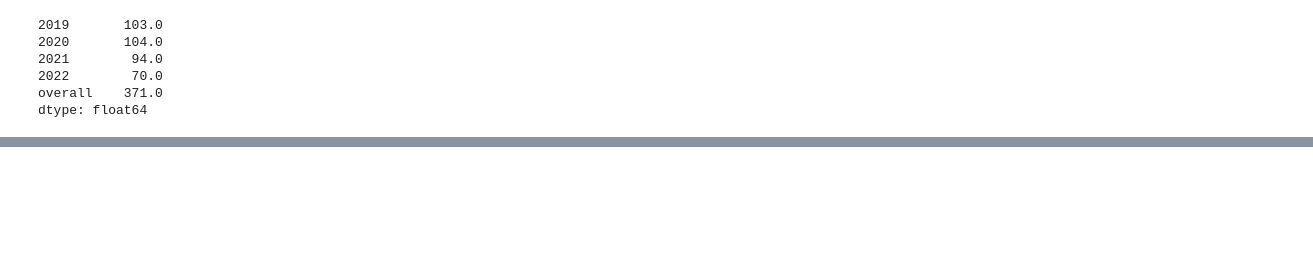
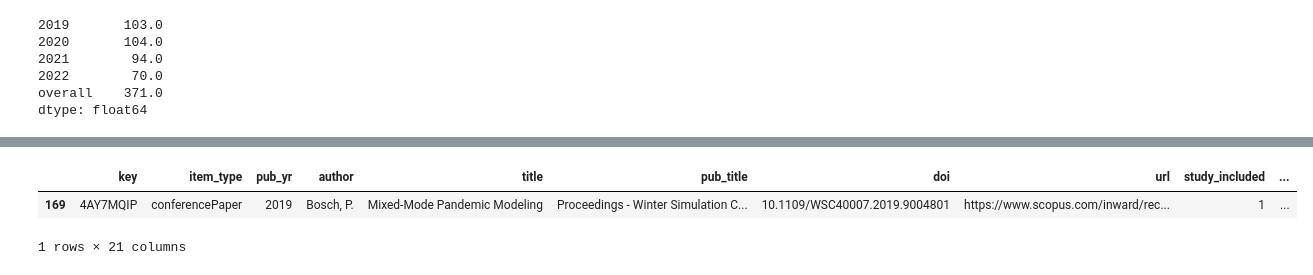
Before and after one commit to TomMonks/des_sharing_lit_review, a Jupyter notebook: content/03_results/03a_year.ipynb, the cells around one changed output, grey strips where cells are left out. Cells and saved outputs as stored; diff of their text form; code cells hidden in the pictures; blank space fills up the shorter version.

```diff
--- a/content/03_results/03a_year.ipynb
+++ b/content/03_results/03a_year.ipynb
@@ -138,0 +209,7 @@ _ = ax.legend()
+# %%
+# Coding error in 2019 - fixed in new version of dataset.
+clean[(clean['pub_yr']==2019) & (clean['covid'] == 1)]
+# %% [output]
+|  | key | item_type | pub_yr | author | title | pub_title | doi | url | study_included | ... |
+| 169 | 4AY7MQIP | conferencePaper | 2019 | Bosch, P. | Mixed-Mode Pandemic Modeling | Proceedings - Winter Simulation C... | 10.1109/WSC40007.2019.9004801 | https://www.scopus.com/inward/rec... | 1 | ... |
+1 rows × 21 columns
```
Also changed, not shown: parts of 7 cells of this notebook.
